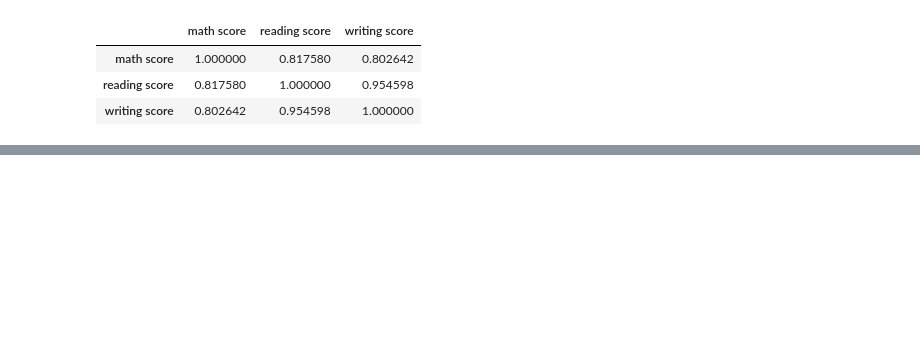
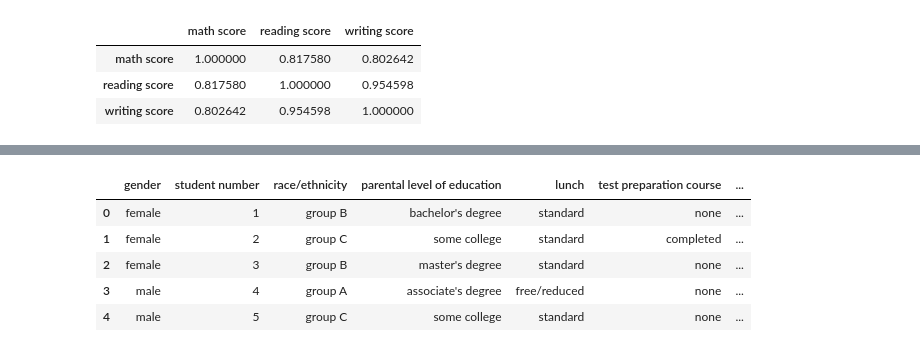
Before and after one commit to SR6/StudentPredictions, a Jupyter notebook: CSMLFinal.ipynb, the cells around one changed output, grey strips where cells are left out. Cells and saved outputs as stored; diff of their text form; code cells hidden in the pictures; blank space fills up the shorter version.

```diff
--- a/CSMLFinal.ipynb
+++ b/CSMLFinal.ipynb
@@ -333,0 +442,28 @@ plt.show()
+# %%
+# Basic Import
+import numpy as np
+import pandas as pd
+import matplotlib.pyplot as plt
+import seaborn as sns
+# Modelling
+from sklearn.metrics import mean_squared_error, r2_score
+from sklearn.neighbors import KNeighborsRegressor
+from sklearn.tree import DecisionTreeRegressor
+from sklearn.ensemble import RandomForestRegressor,AdaBoostRegressor
+from sklearn.svm import SVR
+from sklearn.linear_model import LinearRegression, Ridge,Lasso
+from sklearn.metrics import r2_score, mean_absolute_error, mean_squared_error
+from sklearn.model_selection import RandomizedSearchCV
+#from catboost import CatBoostRegressor need to pip install catboost and xgboost if want to use these
+#from xgboost import XGBRegressor
+import warnings
+
+df = pd.read_csv(path+"/StudentsPerformance.csv")
+df.head()
+# %% [output]
+|  | gender | student number | race/ethnicity | parental level of education | lunch | test preparation course | ... |
+| 0 | female | 1 | group B | bachelor's degree | standard | none | ... |
+| 1 | female | 2 | group C | some college | standard | completed | ... |
+| 2 | female | 3 | group B | master's degree | standard | none | ... |
+| 3 | male | 4 | group A | associate's degree | free/reduced | none | ... |
+| 4 | male | 5 | group C | some college | standard | none | ... |
```
Also changed, not shown: parts of 28 cells of this notebook.
